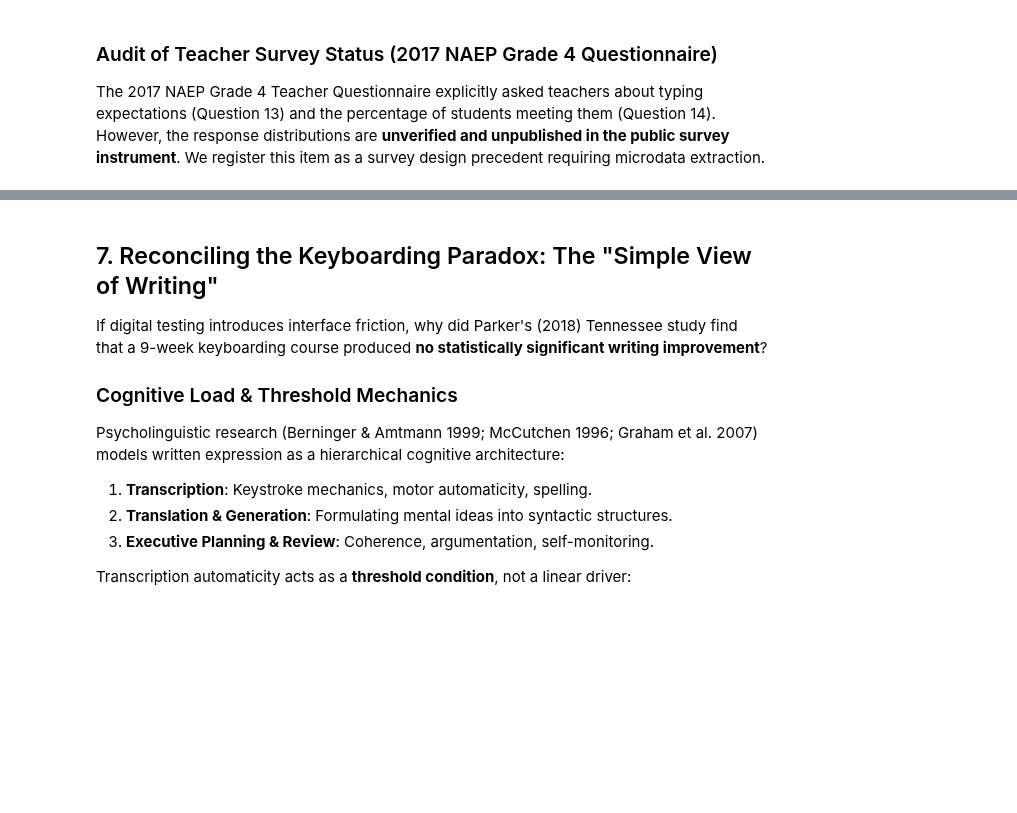
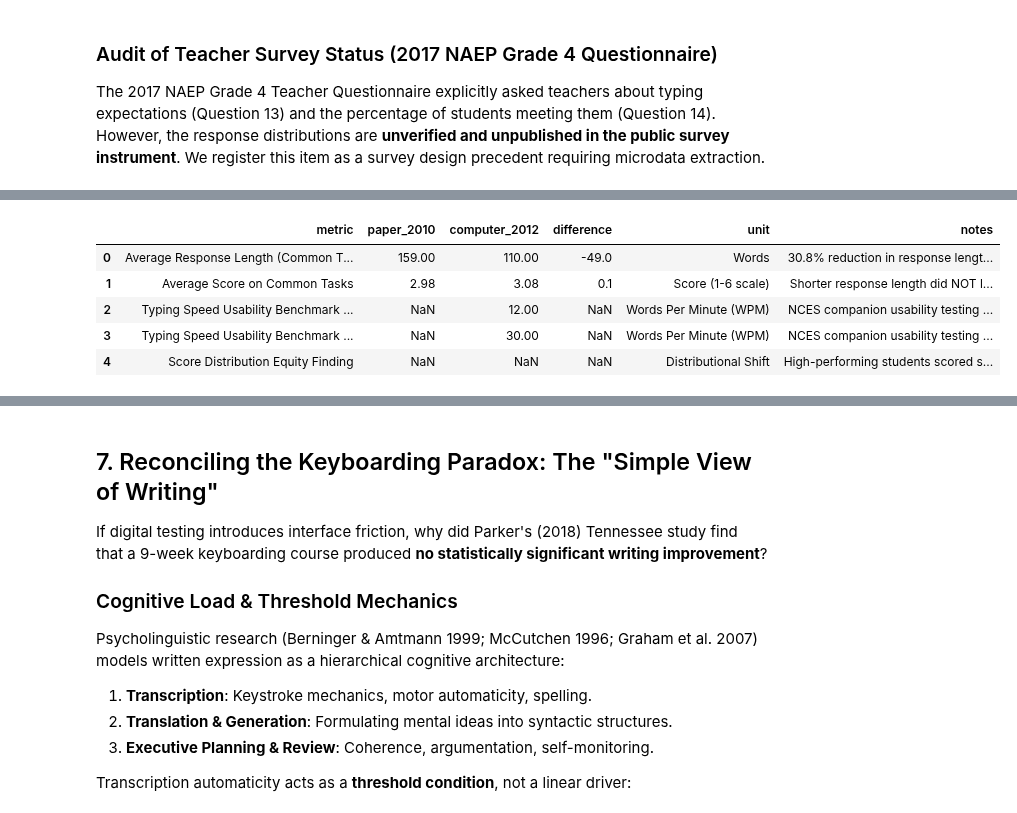
Before and after one commit to admiralorbiter/computational-sketchbook, a Jupyter notebook: 2026/2026-10-09-keyboarding-mode-effects/notebooks/01_keyboarding_mode_effects.ipynb, the cells around one changed output, grey strips where cells are left out. Drawn from its saved outputs; the diff is of its cells as text; code cells hidden in the pictures; blank space fills up the shorter version.

Commit message:
audit(mode-effects): reconcile Round 3 review (NAEP Math SEs, SC Math OLS, writing pilot score distribution)

```diff
--- a/2026/2026-10-09-keyboarding-mode-effects/notebooks/01_keyboarding_mode_effects.ipynb
+++ b/2026/2026-10-09-keyboarding-mode-effects/notebooks/01_keyboarding_mode_effects.ipynb
@@ -263,3 +269,14 @@ display(df_meta[["authors", "year", "publication", "jurisdiction", "subject", "r
+# %%
+# Display Writing Pilot Comparison
+df_pilot = pd.read_csv(RAW_DIR / "nces_writing_pilot_comparison.csv")
+display(df_pilot)
+# %% [output]
+|  | metric | paper_2010 | computer_2012 | difference | unit | notes |
+| 0 | Average Response Length (Common T... | 159.00 | 110.00 | -49.0 | Words | 30.8% reduction in response lengt... |
+| 1 | Average Score on Common Tasks | 2.98 | 3.08 | 0.1 | Score (1-6 scale) | Shorter response length did NOT l... |
+| 2 | Typing Speed Usability Benchmark ... | NaN | 12.00 | NaN | Words Per Minute (WPM) | NCES companion usability testing ... |
+| 3 | Typing Speed Usability Benchmark ... | NaN | 30.00 | NaN | Words Per Minute (WPM) | NCES companion usability testing ... |
+| 4 | Score Distribution Equity Finding | NaN | NaN | NaN | Distributional Shift | High-performing students scored s... |
 # %%
 # Display Figure 2: Literature Mode Penalties
 Image(filename=str(FIG_DIR / "fig2_mode_penalty_by_subject_and_format.png"))
```
Also changed, not shown: parts of 12 cells of this notebook, 20 other files.
